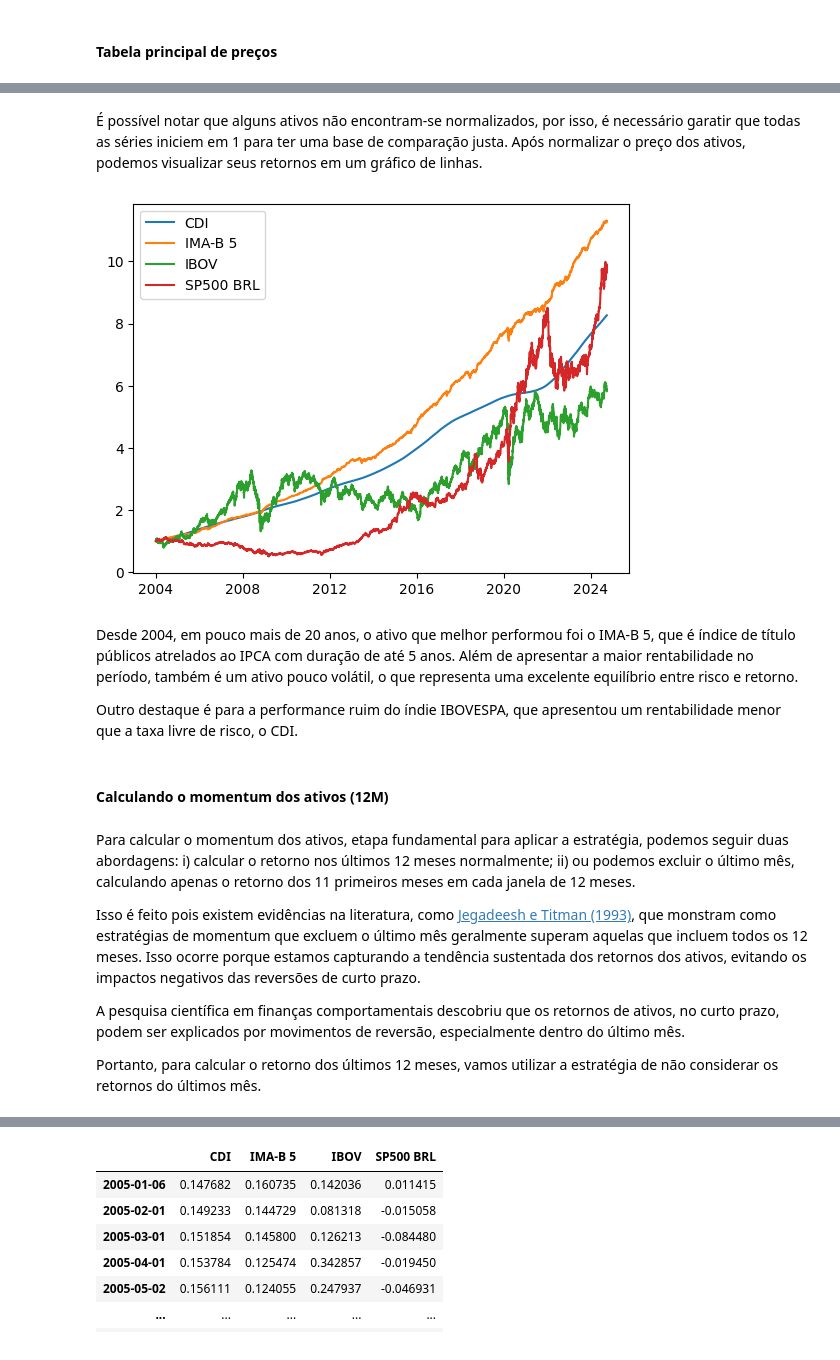
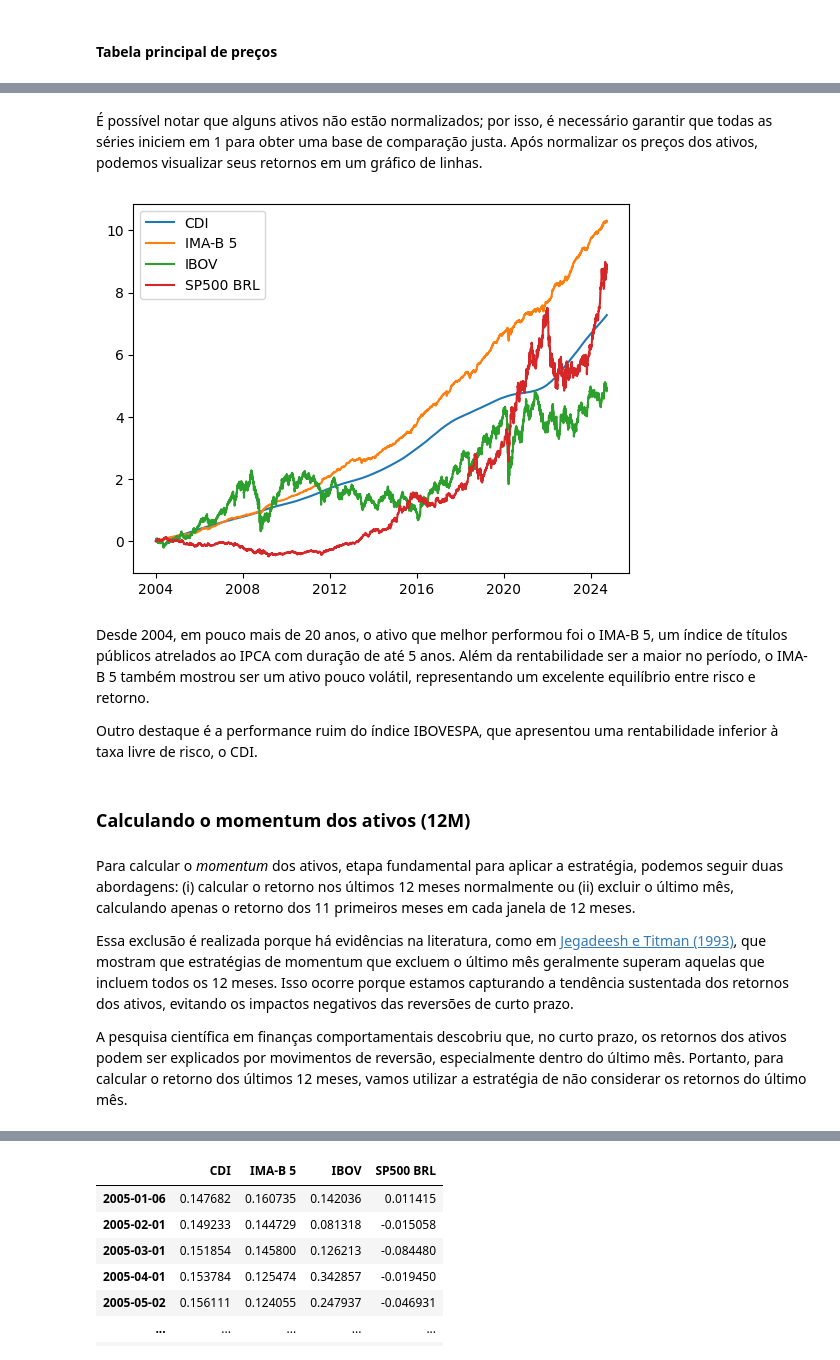
Before and after one commit to ianaraujo/puc-analise-dados, a Jupyter notebook: notebook.ipynb, the cells around one changed output, grey strips where cells are left out. Drawn from its saved outputs; the diff is of its cells as text; code cells hidden in the pictures.

```diff
--- a/notebook.ipynb
+++ b/notebook.ipynb
@@ -127,27 +127,25 @@ prices
 # %% [markdown]
-É possível notar que alguns ativos não encontram-se normalizados, por isso, é necessário garatir que todas as séries iniciem em 1 para ter uma base de comparação justa. Após normalizar o preço dos ativos, podemos visualizar seus retornos em um gráfico de linhas.
+É possível notar que alguns ativos não estão normalizados; por isso, é necessário garantir que todas as séries iniciem em 1 para obter uma base de comparação justa. Após normalizar os preços dos ativos, podemos visualizar seus retornos em um gráfico de linhas.
 # %%
 prices = (prices / prices.iloc[0]).dropna()
 
-plt.plot(prices)
+plt.plot(prices - 1)
 plt.legend(prices.columns)
 plt.show()
 # %% [output]
-[figure, old version]
+[figure, new version]
 # %% [markdown]
-Desde 2004, em pouco mais de 20 anos, o ativo que melhor performou foi o IMA-B 5, que é índice de título públicos atrelados ao IPCA com duração de até 5 anos. Além de apresentar a maior rentabilidade no período, também é um ativo pouco volátil, o que representa uma excelente equilíbrio entre risco e retorno.
+Desde 2004, em pouco mais de 20 anos, o ativo que melhor performou foi o IMA-B 5, um índice de títulos públicos atrelados ao IPCA com duração de até 5 anos. Além da rentabilidade ser a maior no período, o IMA-B 5 também mostrou ser um ativo pouco volátil, representando um excelente equilíbrio entre risco e retorno.
 
-Outro destaque é para a performance ruim do índie IBOVESPA, que apresentou um rentabilidade menor que a taxa livre de risco, o CDI.
+Outro destaque é a performance ruim do índice IBOVESPA, que apresentou uma rentabilidade inferior à taxa livre de risco, o CDI.
 # %% [markdown]
-#### Calculando o momentum dos ativos (12M)
+### Calculando o momentum dos ativos (12M)
 # %% [markdown]
-Para calcular o momentum dos ativos, etapa fundamental para aplicar a estratégia, podemos seguir duas abordagens: i) calcular o retorno nos últimos 12 meses normalmente; ii) ou podemos excluir o último mês, calculando apenas o retorno dos 11 primeiros meses em cada janela de 12 meses.
+Para calcular o *momentum* dos ativos, etapa fundamental para aplicar a estratégia, podemos seguir duas abordagens: (i) calcular o retorno nos últimos 12 meses normalmente ou (ii) excluir o último mês, calculando apenas o retorno dos 11 primeiros meses em cada janela de 12 meses.
 
-Isso é feito pois existem evidências na literatura, como [Jegadeesh e Titman (1993)](https://www.bauer.uh.edu/rsusmel/phd/jegadeesh-titman93.pdf), que monstram como estratégias de momentum que excluem o último mês geralmente superam aquelas que incluem todos os 12 meses. Isso ocorre porque estamos capturando a tendência sustentada dos retornos dos ativos, evitando os impactos negativos das reversões de curto prazo.
+Essa exclusão é realizada porque há evidências na literatura, como em [Jegadeesh e Titman (1993)](https://www.bauer.uh.edu/rsusmel/phd/jegadeesh-titman93.pdf), que mostram que estratégias de momentum que excluem o último mês geralmente superam aquelas que incluem todos os 12 meses. Isso ocorre porque estamos capturando a tendência sustentada dos retornos dos ativos, evitando os impactos negativos das reversões de curto prazo.
 
-A pesquisa científica em finanças comportamentais descobriu que os retornos de ativos, no curto prazo, podem ser explicados por movimentos de reversão, especialmente dentro do último mês.
-
-Portanto, para calcular o retorno dos últimos 12 meses, vamos utilizar a estratégia de não considerar os retornos do últimos mês.
+A pesquisa científica em finanças comportamentais descobriu que, no curto prazo, os retornos dos ativos podem ser explicados por movimentos de reversão, especialmente dentro do último mês. Portanto, para calcular o retorno dos últimos 12 meses, vamos utilizar a estratégia de não considerar os retornos do último mês.
 # %%
 shifted_prices = prices.shift(21)
 momentum_returns = shifted_prices.pct_change(periods=231).dropna()
```
Also changed, not shown: parts of 33 cells of this notebook, 1 other file.
